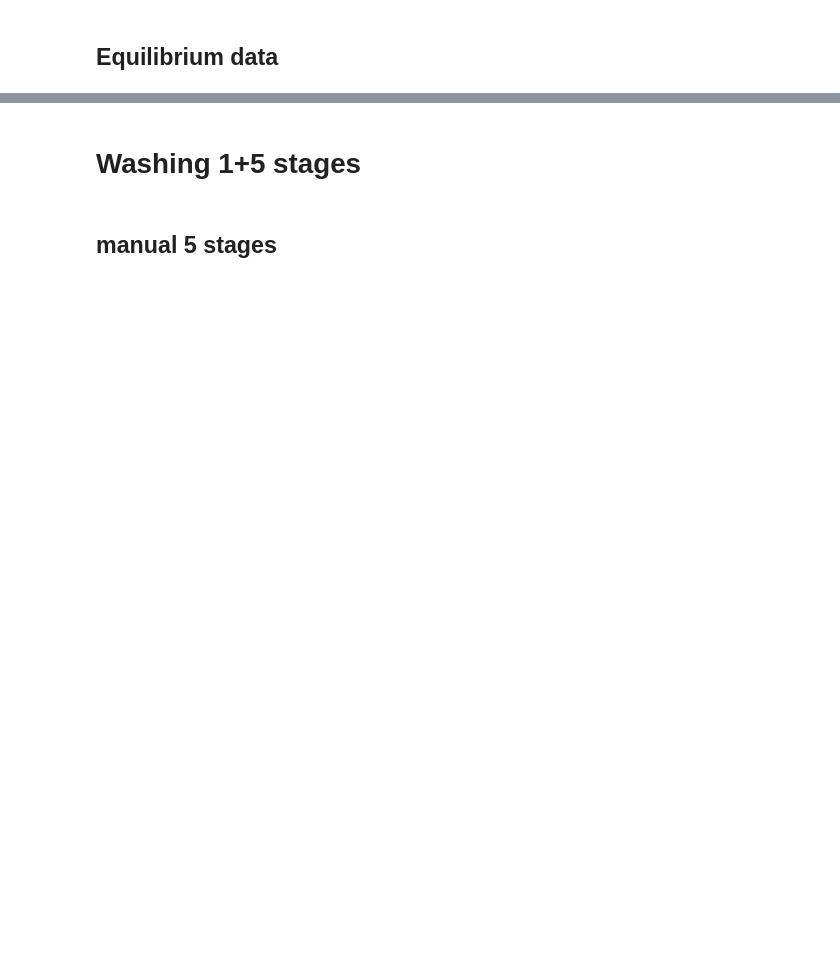
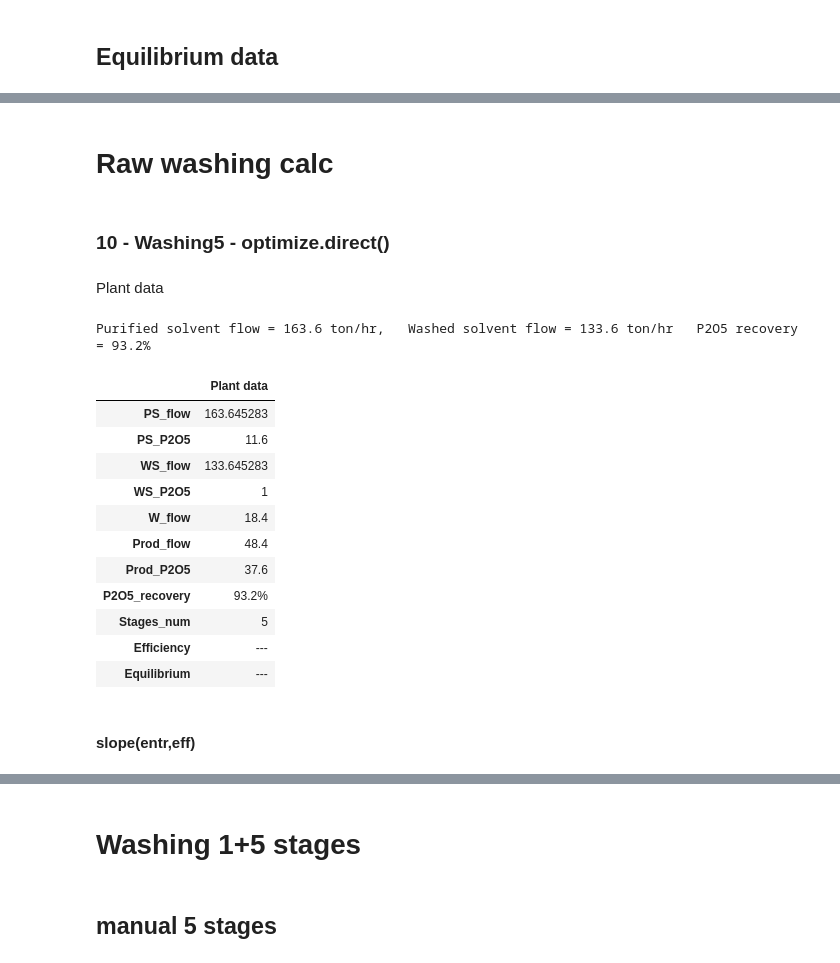
Before and after one commit to vladgap/LLC, a Jupyter notebook: Rotem_LLC_Washing_Simulation_OOP.ipynb, the cells around one changed output, grey strips where cells are left out. Cells and saved outputs as stored; diff of their text form; code cells hidden in the pictures; blank space fills up the shorter version.

```diff
--- a/Rotem_LLC_Washing_Simulation_OOP.ipynb
+++ b/Rotem_LLC_Washing_Simulation_OOP.ipynb
@@ -816,3 +817,60 @@ fig_equil10_1.show()
 [interactive output not drawn]
 # %%
 entr_p, entr_c = opt_bat.bat.entrainment_perc_list[-1], opt_bat.bat.entrainment_comp_list[-1]
+# %% [markdown]
+# Raw washing calc
+# %% [markdown]
+### 10 - Washing5 - optimize.direct()
+# %% [markdown]
+Plant data
+# %%
+# Overall washing data
+PS_P2O5=11.6  # %P2O5 in purified silvent
+PS_SO4=0.07  # %SO4 in purified solvent
+WS_P2O5=0.2  # %P2O5 in washed solvent
+W_flow=23.4  # Water flow
+W_P2O5=0  # %P2O5 in water
+W_SO4=0  # %SO4 in water. 0 or 0.02
+Prod_flow=48.4 # =36.7*1.32 Product acid flow
+Prod_P2O5=37.6  # %P2O5 in product acid
+
+D = 5
+# initials
+OP = 1 # %P2O5
+AF = W_flow - D
+AP = 3 # %P2O5
+AS = 0.02 # %SO4
+# data_5_stages = [PS_P2O5, PS_SO4, OP, AF, AP, AS, Prod_flow, Prod_P2O5]
+# %%
+WS_P2O5=OP
+W_flow=AF
+W_P2O5=AP
+W_SO4=AS
+
+A=np.array([[PS_P2O5,-WS_P2O5],[1,-1]])
+b=np.array([Prod_flow*Prod_P2O5-W_flow*W_P2O5,Prod_flow-W_flow])
+PS_flow, WS_flow=np.linalg.solve(A,b)
+P2O5_recovery=Prod_flow*Prod_P2O5/(PS_flow*PS_P2O5+W_flow*W_P2O5)
+print ('Purified solvent flow =',f"{PS_flow:.1f}",'ton/hr,  ', 'Washed solvent flow =',f"{WS_flow:.1f}",'ton/hr  ', 'P2O5 recovery =',f"{P2O5_recovery:.1%}")
+# %% [output]
+Purified solvent flow = 163.6 ton/hr,   Washed solvent flow = 133.6 ton/hr   P2O5 recovery = 93.2%
+# %%
+summary_table10=pd.DataFrame([PS_flow,PS_P2O5,WS_flow,WS_P2O5,W_flow,Prod_flow,Prod_P2O5,f"{P2O5_recovery:.1%}",5,'---', '---'],
+                        index=['PS_flow','PS_P2O5','WS_flow','WS_P2O5','W_flow','Prod_flow','Prod_P2O5','P2O5_recovery','Stages_num','Efficiency','Equilibrium'],
+                        columns=['Plant data'])
+summary_table10
+# %% [output]
+|  | Plant data |
+| PS_flow | 163.645283 |
+| PS_P2O5 | 11.6 |
+| WS_flow | 133.645283 |
+| WS_P2O5 | 1 |
+| W_flow | 18.4 |
+| Prod_flow | 48.4 |
+| Prod_P2O5 | 37.6 |
+| P2O5_recovery | 93.2% |
+| Stages_num | 5 |
+| Efficiency | --- |
+| Equilibrium | --- |
+# %% [markdown]
+#### slope(entr,eff)
```
Also changed, not shown: parts of 41 cells of this notebook.
